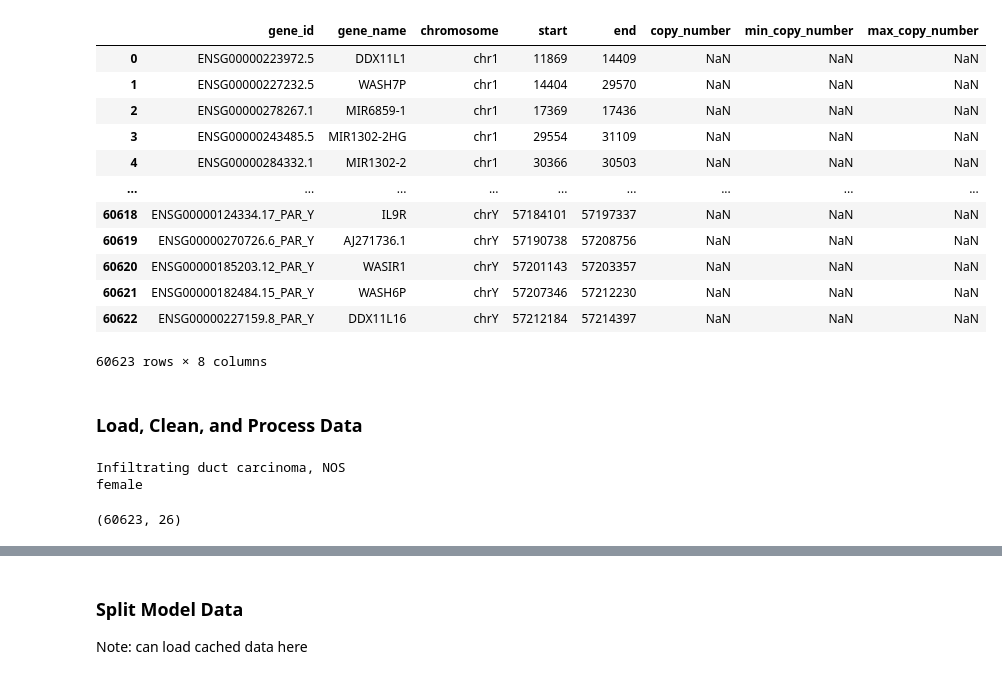
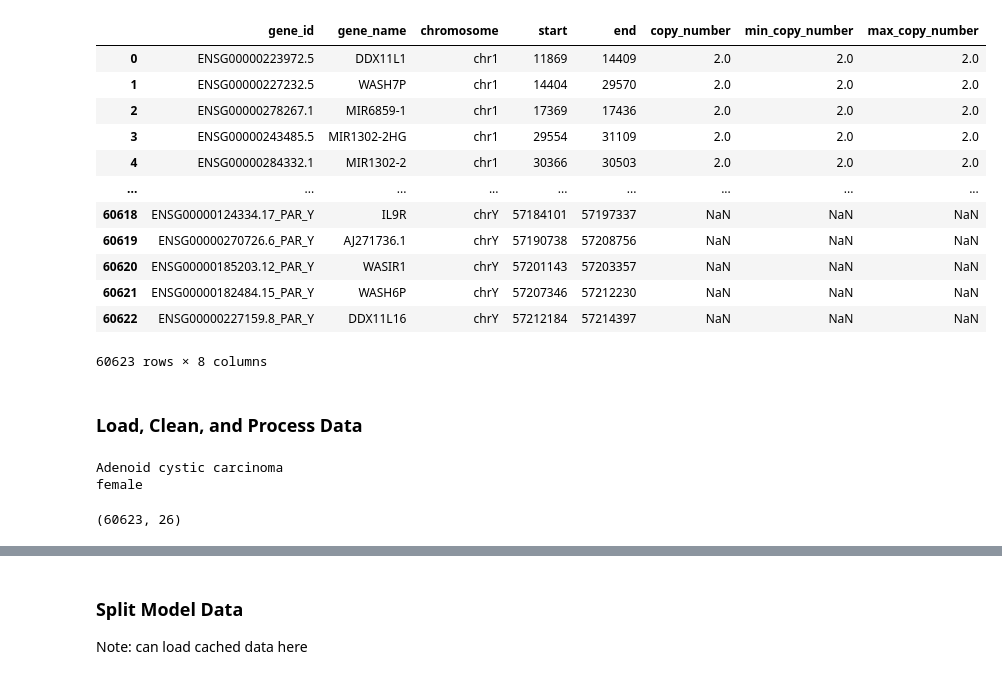
Before and after one commit to jlai03/Transfer-Learning-for-Racial-Sparsity-in-Genomic-Breast-Cancer-Data, a Jupyter notebook: main.ipynb, the cells around one changed output, grey strips where cells are left out. Saved outputs shown, nothing was run; the diff lists cells and outputs as text; code cells hidden in the pictures.

```diff
--- a/main.ipynb
+++ b/main.ipynb
@@ -21,16 +21,16 @@ from tensorflow.keras import regularizers
 To enable the following instructions: AVX2 FMA, in other operations, rebuild TensorFlow with the appropriate compiler flags.
 # %%
 # View Singular Sample Data (Example)
-datapath = "data/processed_data/c31900a4-5dcd-4022-97ac-638e86e889e4/TCGA-BRCA.52dbb525-a0ad-4dce-bb51-650f97510c6e.absolute_liftover.gene_level_copy_number.v36.tsv"
+datapath = "data/processed_data/0045349c-69d9-4306-a403-c9c1fa836644/4ebb1ec1-1b17-49f8-b5ca-79893b22049b.wgs.ASCAT.gene_level.copy_number_variation.tsv"
 df = pd.read_csv(datapath, sep='\t')
 df
 # %% [output]
 |  | gene_id | gene_name | chromosome | start | end | copy_number | min_copy_number | max_copy_number |
-| 0 | ENSG00000223972.5 | DDX11L1 | chr1 | 11869 | 14409 | NaN | NaN | NaN |
-| 1 | ENSG00000227232.5 | WASH7P | chr1 | 14404 | 29570 | NaN | NaN | NaN |
-| 2 | ENSG00000278267.1 | MIR6859-1 | chr1 | 17369 | 17436 | NaN | NaN | NaN |
-| 3 | ENSG00000243485.5 | MIR1302-2HG | chr1 | 29554 | 31109 | NaN | NaN | NaN |
-| 4 | ENSG00000284332.1 | MIR1302-2 | chr1 | 30366 | 30503 | NaN | NaN | NaN |
+| 0 | ENSG00000223972.5 | DDX11L1 | chr1 | 11869 | 14409 | 2.0 | 2.0 | 2.0 |
+| 1 | ENSG00000227232.5 | WASH7P | chr1 | 14404 | 29570 | 2.0 | 2.0 | 2.0 |
+| 2 | ENSG00000278267.1 | MIR6859-1 | chr1 | 17369 | 17436 | 2.0 | 2.0 | 2.0 |
+| 3 | ENSG00000243485.5 | MIR1302-2HG | chr1 | 29554 | 31109 | 2.0 | 2.0 | 2.0 |
+| 4 | ENSG00000284332.1 | MIR1302-2 | chr1 | 30366 | 30503 | 2.0 | 2.0 | 2.0 |
 | ... | ... | ... | ... | ... | ... | ... | ... | ... |
 | 60618 | ENSG00000124334.17_PAR_Y | IL9R | chrY | 57184101 | 57197337 | NaN | NaN | NaN |
 | 60619 | ENSG00000270726.6_PAR_Y | AJ271736.1 | chrY | 57190738 | 57208756 | NaN | NaN | NaN |
@@ -74,9 +74,9 @@ def encode_data(datapath):
 
 
 # Example ----------------------------------------------------------------------------------
-case_id = "c31900a4-5dcd-4022-97ac-638e86e889e4"
-file_name = "TCGA-BRCA.52dbb525-a0ad-4dce-bb51-650f97510c6e.ascat3.gene_level_copy_number.v36.tsv"
-datapath = "data/processed_data/" + case_id + "/" + file_name
+datapath = "data/processed_data/0045349c-69d9-4306-a403-c9c1fa836644/4ebb1ec1-1b17-49f8-b5ca-79893b22049b.wgs.ASCAT.gene_level.copy_number_variation.tsv"
+case_id = "0045349c-69d9-4306-a403-c9c1fa836644"
+
 
 # Set up Labels, x = matrix(df) and y = prognosis
 gender = case_info[case_id]["gender"]
@@ -88,7 +88,7 @@ print(gender)
 
 np.shape(x)
 # %% [output]
-Infiltrating duct carcinoma, NOS
+Adenoid cystic carcinoma
 female
 (60623, 26)
 # %%
```
Also changed, not shown: parts of 7 cells of this notebook, 1 other file.
